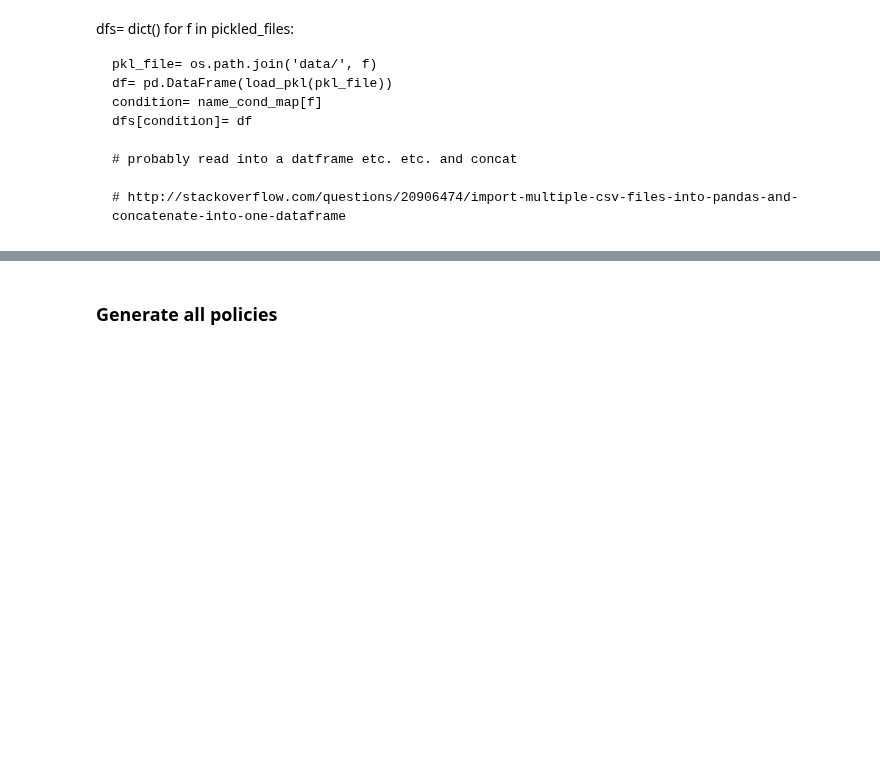
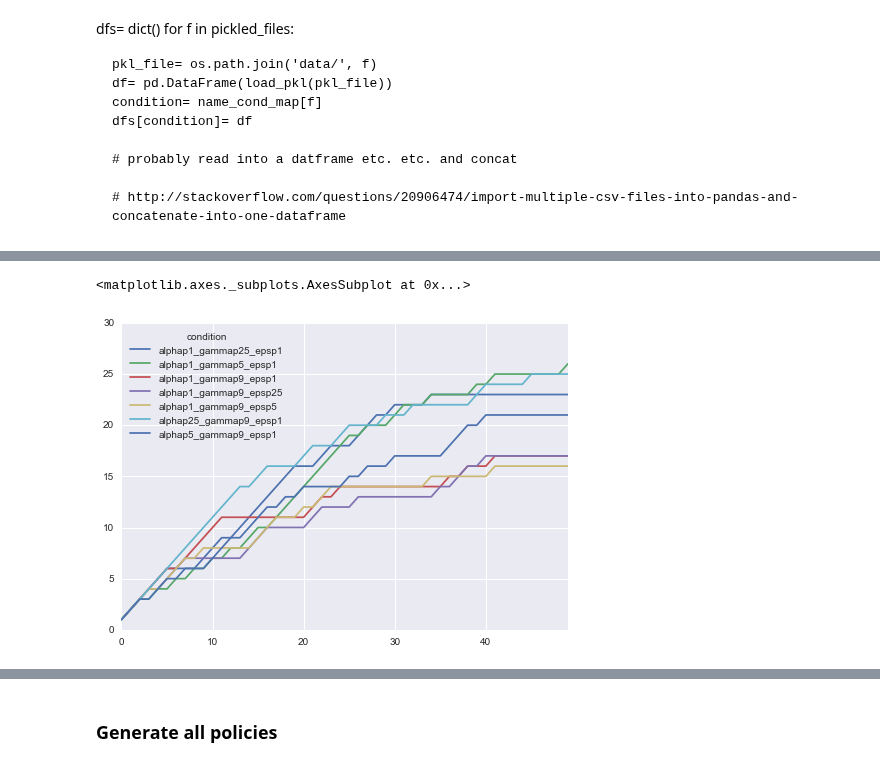
Before and after one commit to baumanab/Udacity_MachineLearningEngineer_ND, a Jupyter notebook: projects/smartcab/qlearn_analysis_sandbox.ipynb, the cells around one changed output, grey strips where cells are left out. Drawn from its saved outputs; the diff is of its cells as text; code cells hidden in the pictures; blank space fills up the shorter version.

```diff
--- a/projects/smartcab/qlearn_analysis_sandbox.ipynb
+++ b/projects/smartcab/qlearn_analysis_sandbox.ipynb
@@ -108,0 +111,5 @@ big_df.loc['alphap1_gammap25_epsp1']
+# %%
+lenqs.iloc[0:50].plot()
+# %% [output]
+<matplotlib.axes._subplots.AxesSubplot at 0x...>
+[figure, added]
```
Also changed, not shown: parts of 26 cells of this notebook.
